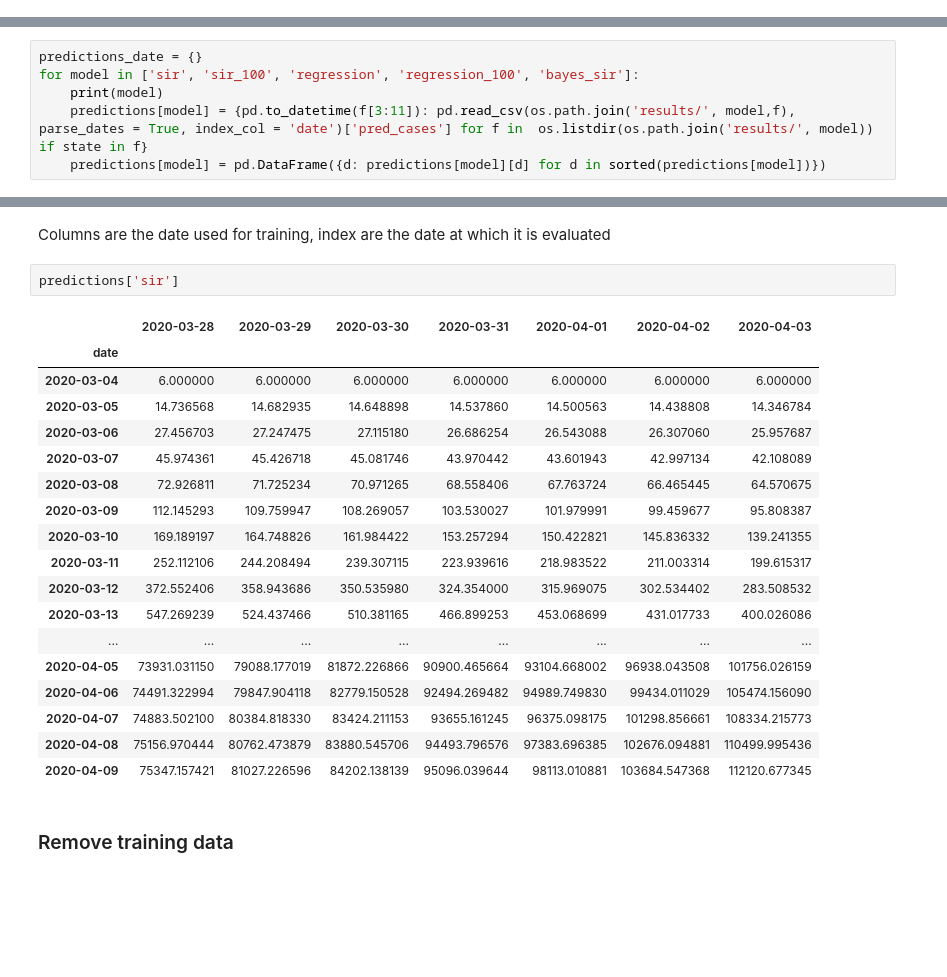
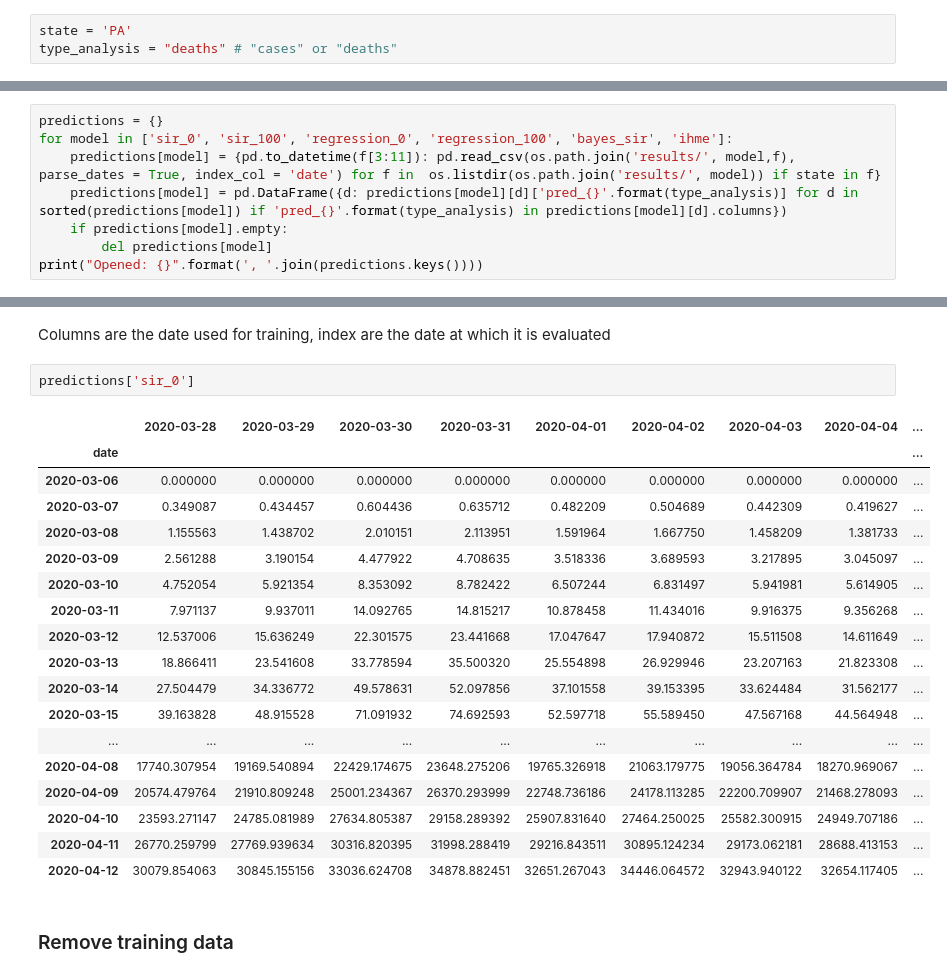
Before and after one commit to Jeanselme/COVID-19, a Jupyter notebook: Evaluation.ipynb, the cells around one changed output, grey strips where cells are left out. Saved outputs shown, nothing was run; the diff lists cells and outputs as text; blank space fills up the shorter version.

```diff
--- a/Evaluation.ipynb
+++ b/Evaluation.ipynb
@@ -9,11 +7,16 @@ state = 'NY'
+# %%
+state = 'PA'
+type_analysis = "deaths" # "cases" or "deaths"
 # %% [markdown]
 # Open all models
 # %% [markdown]
 ### Predictions
 # %%
-predictions_date = {}
-for model in ['sir', 'sir_100', 'regression', 'regression_100', 'bayes_sir']:
-    print(model)
-    predictions[model] = {pd.to_datetime(f[3:11]): pd.read_csv(os.path.join('results/', model,f), parse_dates = True, index_col = 'date')['pred_cases'] for f in  os.listdir(os.path.join('results/', model)) if state in f}
-    predictions[model] = pd.DataFrame({d: predictions[model][d] for d in sorted(predictions[model])})
+predictions = {}
+for model in ['sir_0', 'sir_100', 'regression_0', 'regression_100', 'bayes_sir', 'ihme']:
+    predictions[model] = {pd.to_datetime(f[3:11]): pd.read_csv(os.path.join('results/', model,f), parse_dates = True, index_col = 'date') for f in  os.listdir(os.path.join('results/', model)) if state in f}
+    predictions[model] = pd.DataFrame({d: predictions[model][d]['pred_{}'.format(type_analysis)] for d in sorted(predictions[model]) if 'pred_{}'.format(type_analysis) in predictions[model][d].columns})
+    if predictions[model].empty:
+        del predictions[model]
+print("Opened: {}".format(', '.join(predictions.keys())))
 # %% [output]
@@ -49,26 +52,26 @@ Name: positive, dtype: float64
 # %% [markdown]
 Columns are the date used for training, index are the date at which it is evaluated
 # %%
-predictions['sir']
+predictions['sir_0']
 # %% [output]
-|  | 2020-03-28 | 2020-03-29 | 2020-03-30 | 2020-03-31 | 2020-04-01 | 2020-04-02 | 2020-04-03 |
-| date |  |  |  |  |  |  |  |
-| 2020-03-04 | 6.000000 | 6.000000 | 6.000000 | 6.000000 | 6.000000 | 6.000000 | 6.000000 |
-| 2020-03-05 | 14.736568 | 14.682935 | 14.648898 | 14.537860 | 14.500563 | 14.438808 | 14.346784 |
-| 2020-03-06 | 27.456703 | 27.247475 | 27.115180 | 26.686254 | 26.543088 | 26.307060 | 25.957687 |
-| 2020-03-07 | 45.974361 | 45.426718 | 45.081746 | 43.970442 | 43.601943 | 42.997134 | 42.108089 |
-| 2020-03-08 | 72.926811 | 71.725234 | 70.971265 | 68.558406 | 67.763724 | 66.465445 | 64.570675 |
-| 2020-03-09 | 112.145293 | 109.759947 | 108.269057 | 103.530027 | 101.979991 | 99.459677 | 95.808387 |
-| 2020-03-10 | 169.189197 | 164.748826 | 161.984422 | 153.257294 | 150.422821 | 145.836332 | 139.241355 |
-| 2020-03-11 | 252.112106 | 244.208494 | 239.307115 | 223.939616 | 218.983522 | 211.003314 | 199.615317 |
-| 2020-03-12 | 372.552406 | 358.943686 | 350.535980 | 324.354000 | 315.969075 | 302.534402 | 283.508532 |
-| 2020-03-13 | 547.269239 | 524.437466 | 510.381165 | 466.899253 | 453.068699 | 431.017733 | 400.026086 |
-| ... | ... | ... | ... | ... | ... | ... | ... |
-| 2020-04-05 | 73931.031150 | 79088.177019 | 81872.226866 | 90900.465664 | 93104.668002 | 96938.043508 | 101756.026159 |
-| 2020-04-06 | 74491.322994 | 79847.904118 | 82779.150528 | 92494.269482 | 94989.749830 | 99434.011029 | 105474.156090 |
-| 2020-04-07 | 74883.502100 | 80384.818330 | 83424.211153 | 93655.161245 | 96375.098175 | 101298.856661 | 108334.215773 |
-| 2020-04-08 | 75156.970444 | 80762.473879 | 83880.545706 | 94493.796576 | 97383.696385 | 102676.094881 | 110499.995436 |
-| 2020-04-09 | 75347.157421 | 81027.226596 | 84202.138139 | 95096.039644 | 98113.010881 | 103684.547368 | 112120.677345 |
+|  | 2020-03-28 | 2020-03-29 | 2020-03-30 | 2020-03-31 | 2020-04-01 | 2020-04-02 | 2020-04-03 | 2020-04-04 | ... |
+| date |  |  |  |  |  |  |  |  | ... |
+| 2020-03-06 | 0.000000 | 0.000000 | 0.000000 | 0.000000 | 0.000000 | 0.000000 | 0.000000 | 0.000000 | ... |
+| 2020-03-07 | 0.349087 | 0.434457 | 0.604436 | 0.635712 | 0.482209 | 0.504689 | 0.442309 | 0.419627 | ... |
+| 2020-03-08 | 1.155563 | 1.438702 | 2.010151 | 2.113951 | 1.591964 | 1.667750 | 1.458209 | 1.381733 | ... |
+| 2020-03-09 | 2.561288 | 3.190154 | 4.477922 | 4.708635 | 3.518336 | 3.689593 | 3.217895 | 3.045097 | ... |
+| 2020-03-10 | 4.752054 | 5.921354 | 8.353092 | 8.782422 | 6.507244 | 6.831497 | 5.941981 | 5.614905 | ... |
+| 2020-03-11 | 7.971137 | 9.937011 | 14.092765 | 14.815217 | 10.878458 | 11.434016 | 9.916375 | 9.356268 | ... |
+| 2020-03-12 | 12.537006 | 15.636249 | 22.301575 | 23.441668 | 17.047647 | 17.940872 | 15.511508 | 14.611649 | ... |
+| 2020-03-13 | 18.866411 | 23.541608 | 33.778594 | 35.500320 | 25.554898 | 26.929946 | 23.207163 | 21.823308 | ... |
+| 2020-03-14 | 27.504479 | 34.336772 | 49.578631 | 52.097856 | 37.101558 | 39.153395 | 33.624484 | 31.562177 | ... |
+| 2020-03-15 | 39.163828 | 48.915528 | 71.091932 | 74.692593 | 52.597718 | 55.589450 | 47.567168 | 44.564948 | ... |
+| ... | ... | ... | ... | ... | ... | ... | ... | ... | ... |
+| 2020-04-08 | 17740.307954 | 19169.540894 | 22429.174675 | 23648.275206 | 19765.326918 | 21063.179775 | 19056.364784 | 18270.969067 | ... |
+| 2020-04-09 | 20574.479764 | 21910.809248 | 25001.234367 | 26370.293999 | 22748.736186 | 24178.113285 | 22200.709907 | 21468.278093 | ... |
+| 2020-04-10 | 23593.271147 | 24785.081989 | 27634.805387 | 29158.289392 | 25907.831640 | 27464.250025 | 25582.300915 | 24949.707186 | ... |
+| 2020-04-11 | 26770.259799 | 27769.939634 | 30316.820395 | 31998.288419 | 29216.843511 | 30895.124234 | 29173.062181 | 28688.413153 | ... |
+| 2020-04-12 | 30079.854063 | 30845.155156 | 33036.624708 | 34878.882451 | 32651.267043 | 34446.064572 | 32943.940122 | 32654.117405 | ... |
 # %% [markdown]
 ### Remove training data
 # %%
```
Also changed, not shown: parts of 16 cells of this notebook.
